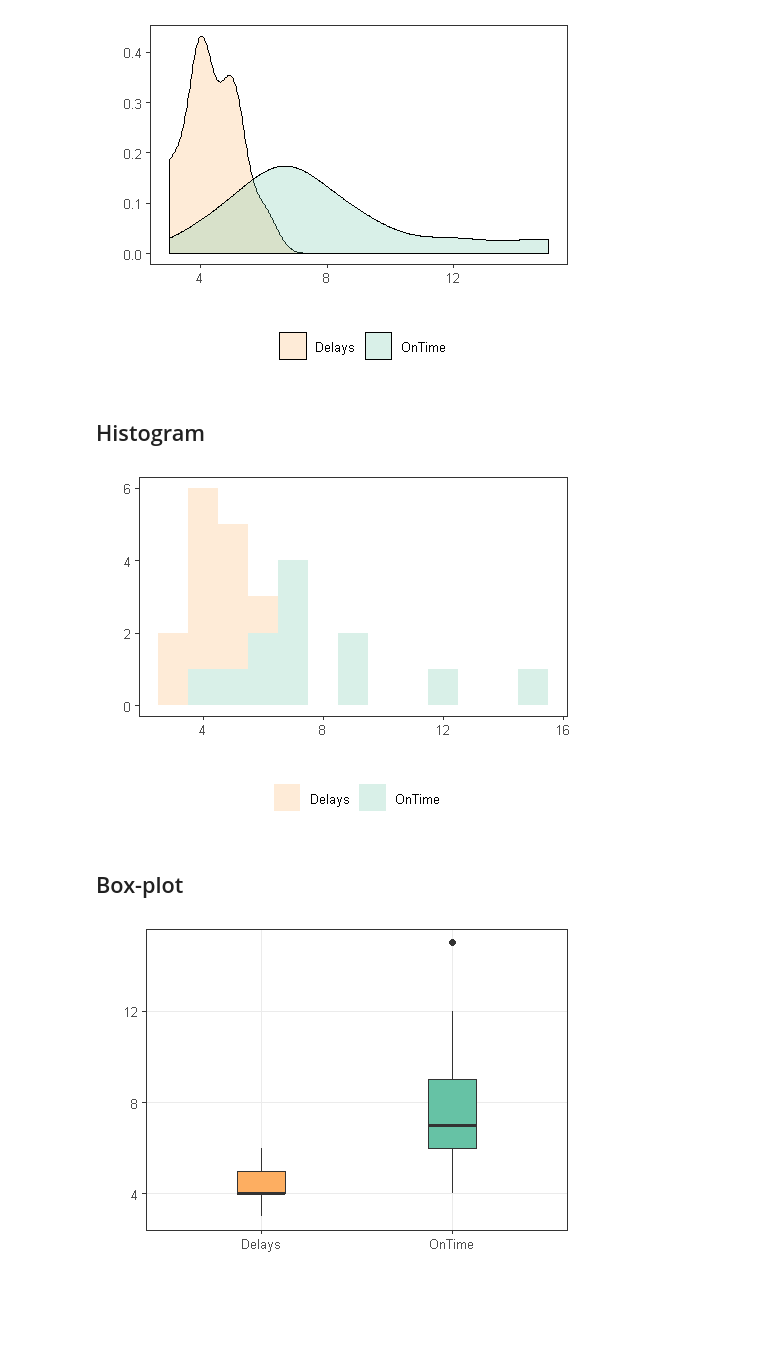
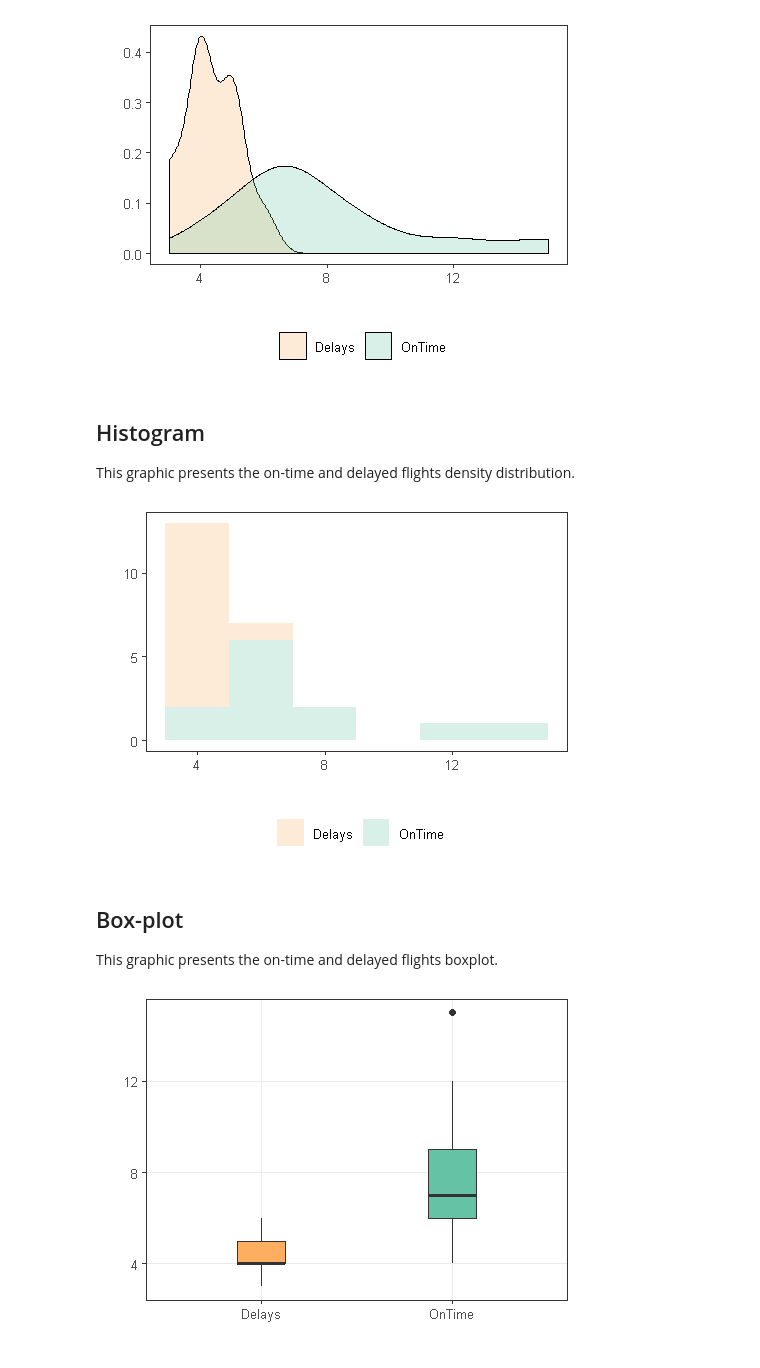
Before and after one commit to eogasawara/mylibrary, a Jupyter notebook: myGraphics.ipynb, the cells around one changed output. Drawn from its saved outputs; the diff is of its cells as text; code cells hidden in the pictures; blank space fills up the shorter version.

```diff
--- a/myGraphics.ipynb
+++ b/myGraphics.ipynb
@@ -65,7 +45,7 @@ create_dataset <- function() {
                      2018 Oct-Dec 8 4",
                      header = TRUE,sep = "")
   data$OnTime <- data$Flights - data$Delays
-  data$Perc <- data$Delays / data$Flights
+  data$Perc <- round(100 * data$Delays / data$Flights)
   return(data)
 }
 
@@ -188,15 +184,17 @@ grfgd <- plot.density(data %>% filter(variable %in% c('OnTime', 'Delays')), labe
 plot(grfgd)
 # %% [output]
 [figure]
-# %% [markdown]
-## Histogram
+# %% [markdown]
+## Histogram
+This graphic presents the on-time and delayed flights density distribution.
 # %%
-grfgd <- plot.hist(data %>% filter(variable %in% c('OnTime', 'Delays')), label_series = "", colors=col_2, bin=1)
+grfgd <- plot.hist(data %>% filter(variable %in% c('OnTime', 'Delays')), label_series = "", colors=col_2, bin=2)
 plot(grfgd)
 # %% [output]
-[figure, old version]
+[figure, new version]
-# %% [markdown]
-## Box-plot
+# %% [markdown]
+## Box-plot
+This graphic presents the on-time and delayed flights boxplot.
 # %%
 grfb <- plot.boxplot(data %>% filter(variable %in% c('OnTime', 'Delays')), colors=col_2)
 plot(grfb)
```
Also changed, not shown: parts of 22 cells of this notebook.
